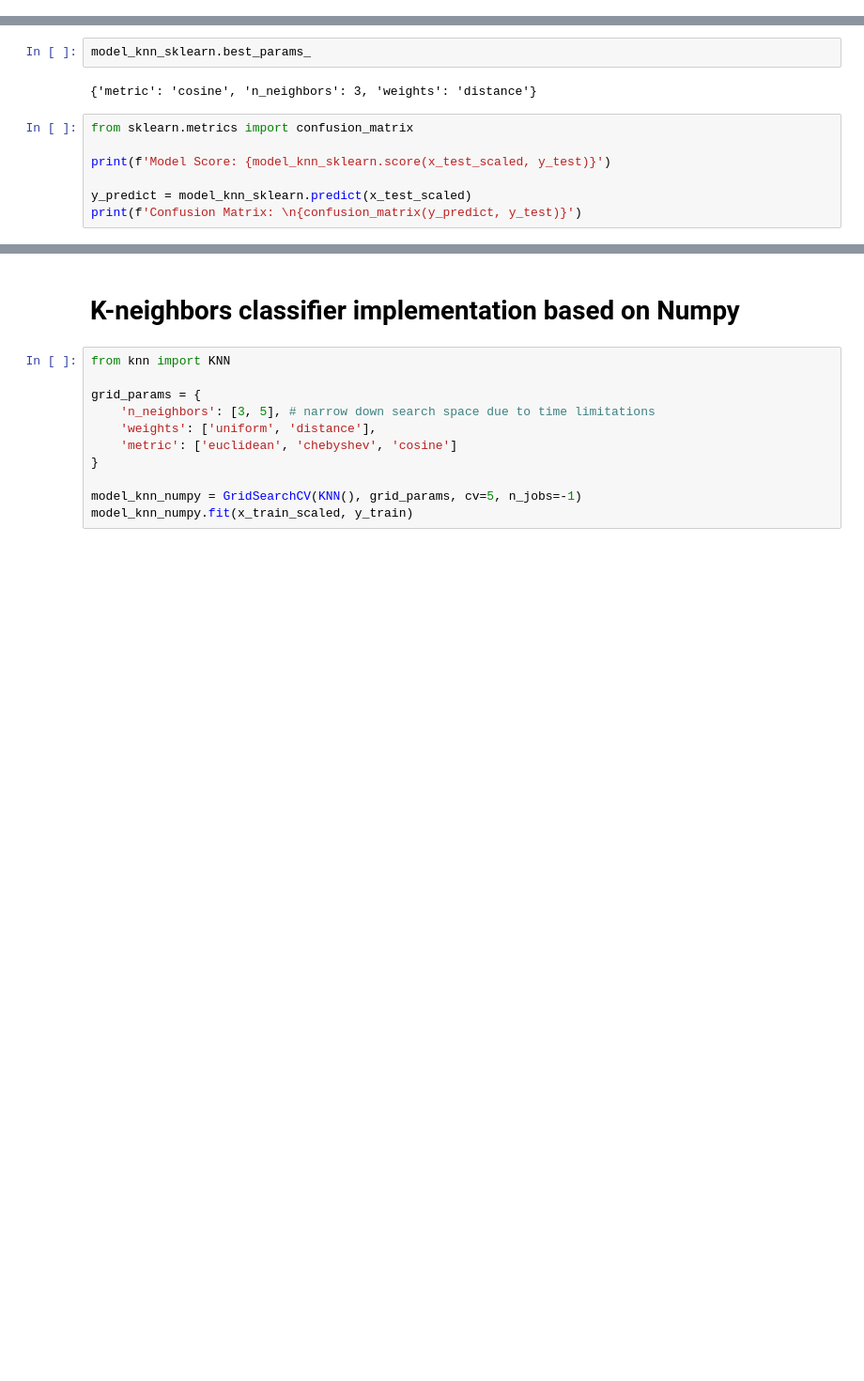
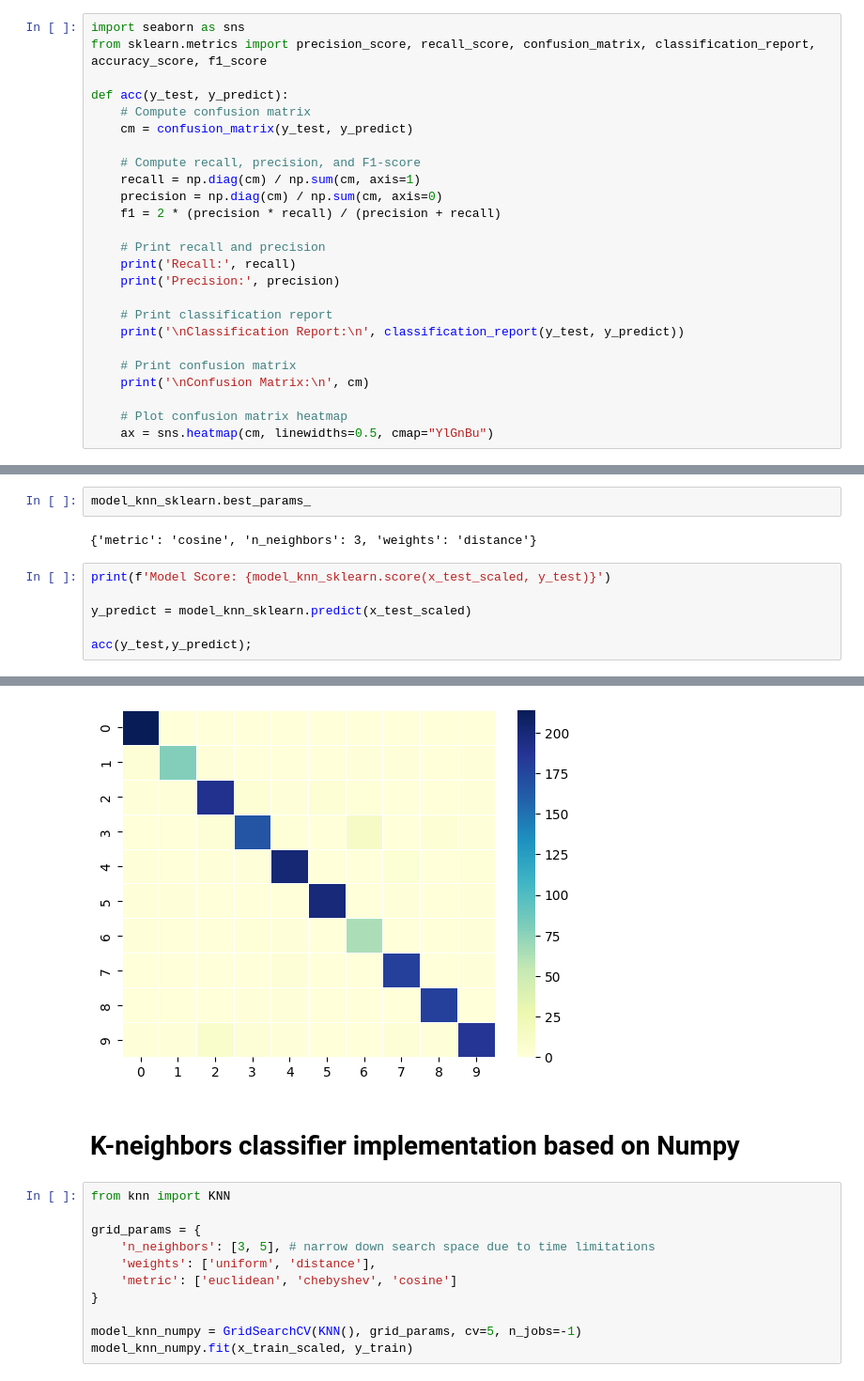
Before and after one commit to DanmerZ/ml_assignment, a Jupyter notebook: report.ipynb, the cells around one changed output, grey strips where cells are left out. Shown at 94% size. Drawn from its saved outputs; the diff is of its cells as text; blank space fills up the shorter version.

```diff
--- a/report.ipynb
+++ b/report.ipynb
@@ -85,3 +111,28 @@ x_test_scaled = scaler.transform(x_test)
+# %%
+import seaborn as sns
+from sklearn.metrics import precision_score, recall_score, confusion_matrix, classification_report, accuracy_score, f1_score
+
+def acc(y_test, y_predict):
+    # Compute confusion matrix
+    cm = confusion_matrix(y_test, y_predict)
+
+    # Compute recall, precision, and F1-score
+    recall = np.diag(cm) / np.sum(cm, axis=1)
+    precision = np.diag(cm) / np.sum(cm, axis=0)
+    f1 = 2 * (precision * recall) / (precision + recall)
+
+    # Print recall and precision
+    print('Recall:', recall)
+    print('Precision:', precision)
+
+    # Print classification report
+    print('\nClassification Report:\n', classification_report(y_test, y_predict))
+
+    # Print confusion matrix
+    print('\nConfusion Matrix:\n', cm)
+
+    # Plot confusion matrix heatmap
+    ax = sns.heatmap(cm, linewidths=0.5, cmap="YlGnBu")
 # %% [markdown]
 # K-neighbors classifier from sklearn library
 # %%
@@ -106,11 +157,10 @@ model_knn_sklearn.best_params_
 # %% [output]
 {'metric': 'cosine', 'n_neighbors': 3, 'weights': 'distance'}
 # %%
-from sklearn.metrics import confusion_matrix
-
 print(f'Model Score: {model_knn_sklearn.score(x_test_scaled, y_test)}')
 
 y_predict = model_knn_sklearn.predict(x_test_scaled)
-print(f'Confusion Matrix: \n{confusion_matrix(y_predict, y_test)}')
+
+acc(y_test,y_predict);
 # %% [output]
 Model Score: 0.9484831139095592
@@ -128,3 +183,4 @@ Confusion Matrix:
+[figure, added]
 # %% [markdown]
 # K-neighbors classifier implementation based on Numpy
 # %%
```
Also changed, not shown: parts of 29 cells of this notebook, 22 other files.
